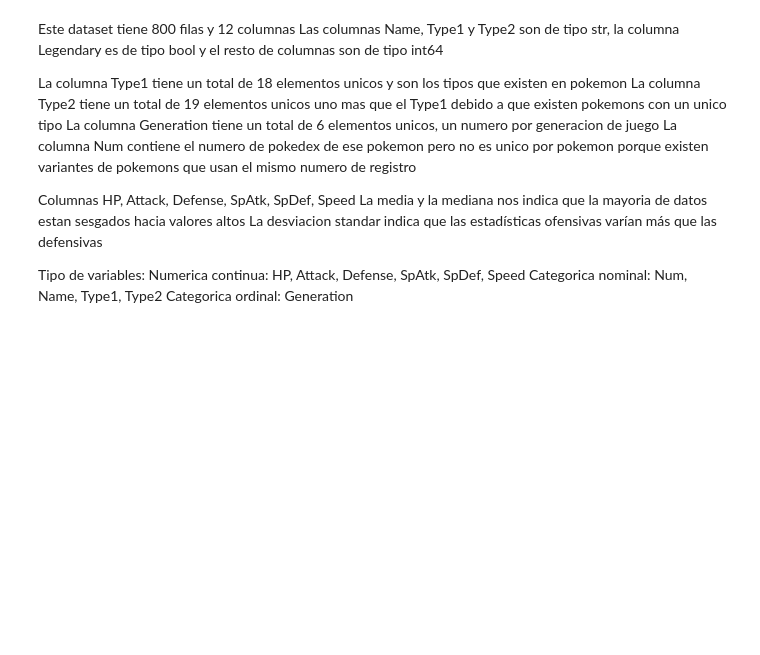
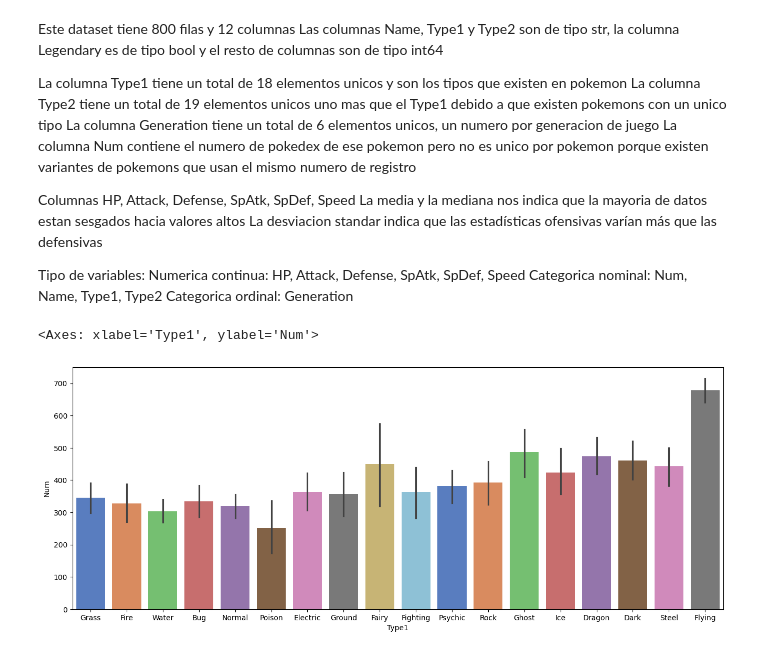
Before and after one commit to maketas1/proyectos, a Jupyter notebook: pokemon.ipynb, the cells around one changed output. Drawn from its saved outputs; the diff is of its cells as text; code cells hidden in the pictures; blank space fills up the shorter version.

```diff
--- a/pokemon.ipynb
+++ b/pokemon.ipynb
@@ -150,3 +152,20 @@ Tipo de variables:
 Numerica continua: HP, Attack, Defense, SpAtk, SpDef, Speed
 Categorica nominal: Num, Name, Type1, Type2
 Categorica ordinal: Generation
+# %%
+fig, ax = plt.subplots(figsize=(16, 6))
+
+sns.barplot(
+    data=df1,
+    x='Type1',
+    y='Num',
+    hue='Type1',
+    estimator='mean',
+    #errorbar=('ci', 95),
+    palette='muted',
+    orient='v',
+    ax=ax
+)
+# %% [output]
+<Axes: xlabel='Type1', ylabel='Num'>
+[figure, added]
```
Also changed, not shown: parts of 1 cell of this notebook, 1 other file.
